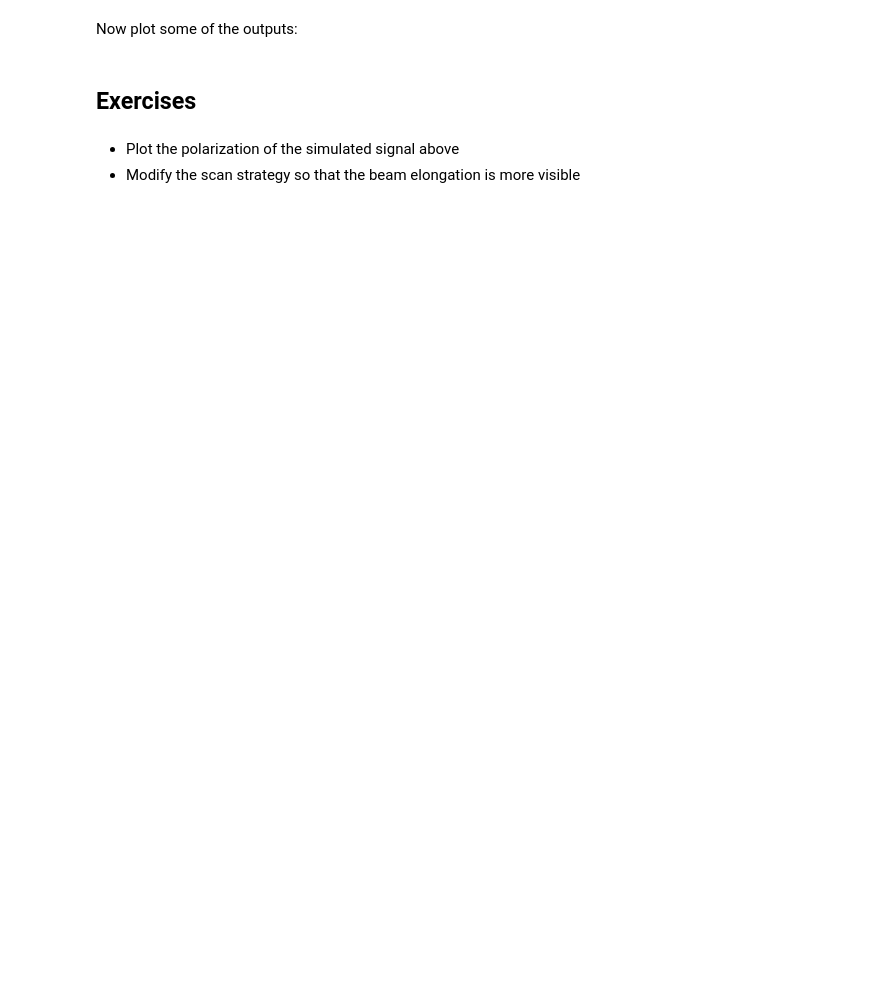
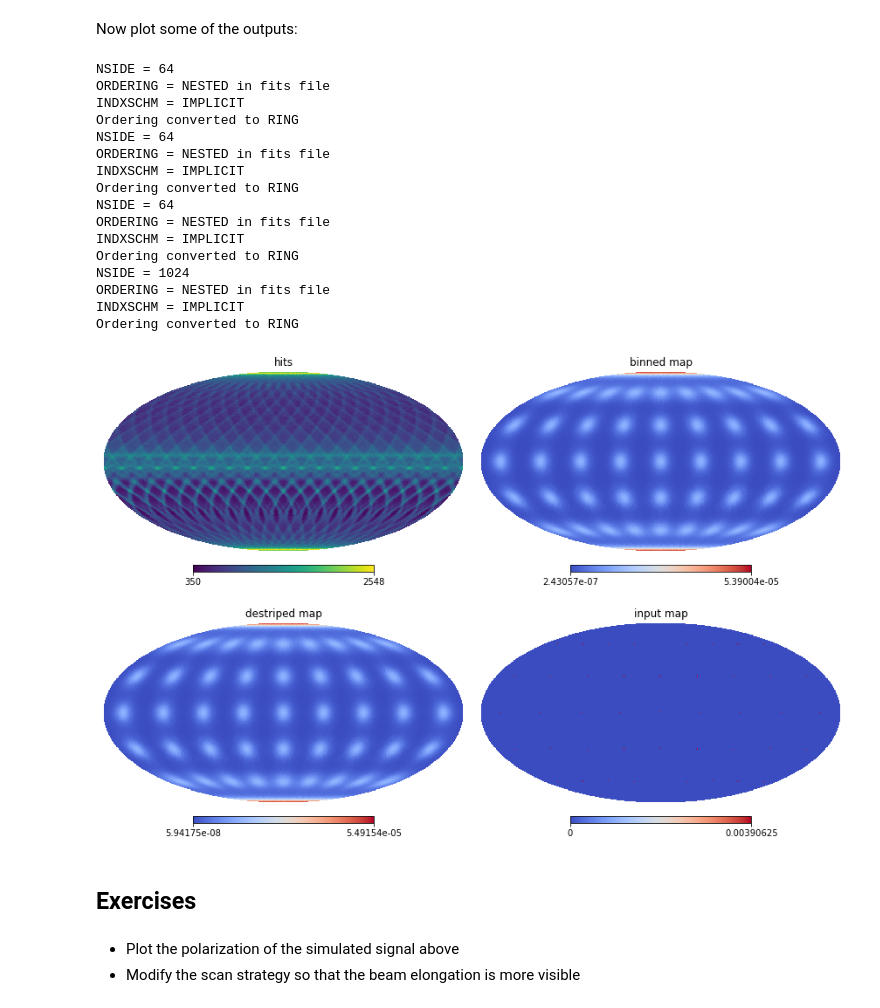
Before and after one commit to hpc4cmb/toast-workshop-tokyo-2020, a Jupyter notebook: lessons/04_Simulated_Instrument_Signal/conviqt.ipynb, the cells around one changed output. Saved outputs shown, nothing was run; the diff lists cells and outputs as text; code cells hidden in the pictures; blank space fills up the shorter version.

```diff
--- a/lessons/04_Simulated_Instrument_Signal/conviqt.ipynb
+++ b/lessons/04_Simulated_Instrument_Signal/conviqt.ipynb
@@ -268,23 +295,41 @@ Now plot some of the outputs:
 # %%
 from matplotlib import pyplot as plt
 
 plt.figure(figsize=[12, 8])
 
 hitmap = hp.read_map("maps/toast_test_hits.fits")
 hitmap[hitmap == 0] = hp.UNSEEN
 hp.mollview(hitmap, sub=[2, 2, 1], title="hits")
 
 binmap = hp.read_map("maps/toast_test_binned.fits")
 binmap[binmap == 0] = hp.UNSEEN
 hp.mollview(binmap, sub=[2, 2, 2], title="binned map", cmap="coolwarm")
 
 destriped = hp.read_map("maps/toast_test_destriped.fits")
 destriped[destriped == 0] = hp.UNSEEN
 hp.mollview(destriped, sub=[2, 2, 3], title="destriped map", cmap="coolwarm")
 
-inmap = hp.ud_grade(hp.read_map("sim_sources_map.fits"), args.nside)
+inmap = hp.ud_grade(hp.read_map("sim_sources_map.fits"), hp.get_nside(destriped))
 inmap[hitmap == hp.UNSEEN] = hp.UNSEEN
 hp.mollview(inmap, sub=[2, 2, 4], title="input map", cmap="coolwarm")
+# %% [output]
+NSIDE = 64
+ORDERING = NESTED in fits file
+INDXSCHM = IMPLICIT
+Ordering converted to RING
+NSIDE = 64
+ORDERING = NESTED in fits file
+INDXSCHM = IMPLICIT
+Ordering converted to RING
+NSIDE = 64
+ORDERING = NESTED in fits file
+INDXSCHM = IMPLICIT
+Ordering converted to RING
+NSIDE = 1024
+ORDERING = NESTED in fits file
+INDXSCHM = IMPLICIT
+Ordering converted to RING
+[figure, added]
 # %% [markdown]
 ## Exercises
 # %% [markdown]
```
Also changed, not shown: parts of 5 cells of this notebook.
